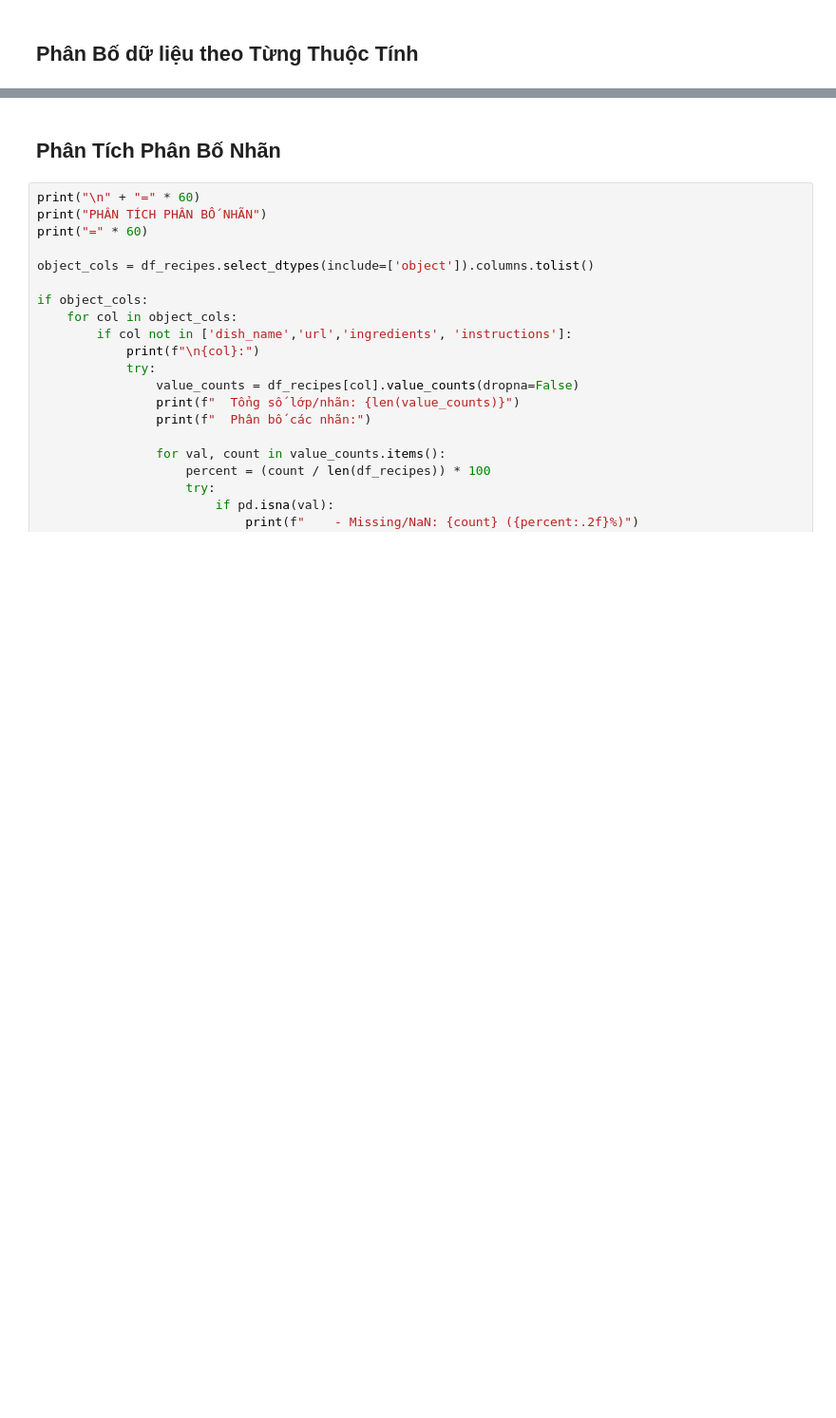
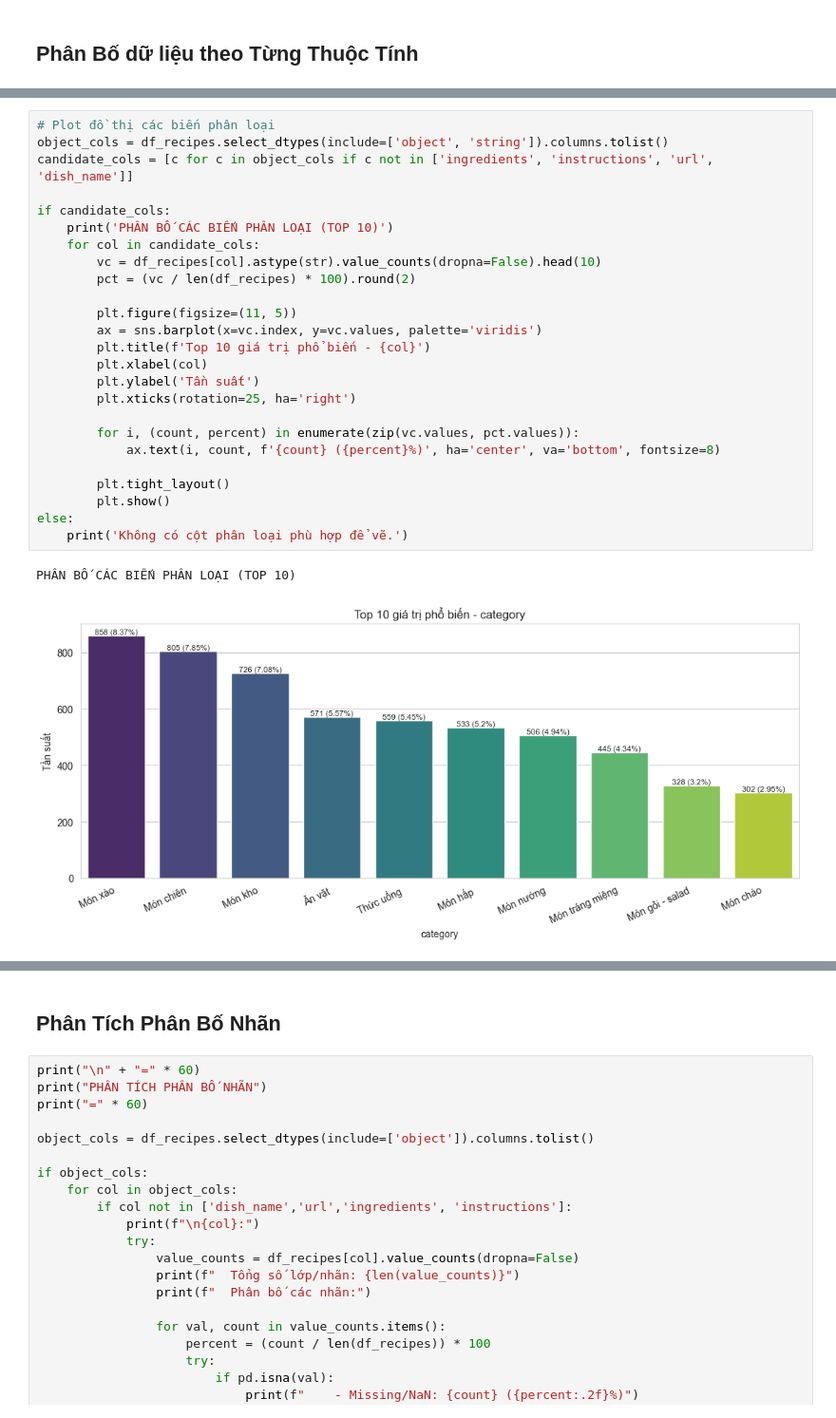
Before and after one commit to Shinoaki0145/Recipe-recommendation-system, a Jupyter notebook: pre_processing/EDA-after.ipynb, the cells around one changed output, grey strips where cells are left out. Shown at 95% size. Saved outputs shown, nothing was run; the diff lists cells and outputs as text; blank space fills up the shorter version.

```diff
--- a/pre_processing/EDA-after.ipynb
+++ b/pre_processing/EDA-after.ipynb
@@ -276,0 +287,28 @@ cook_time_min:
+# %%
+# Plot đồ thị các biến phân loại
+object_cols = df_recipes.select_dtypes(include=['object', 'string']).columns.tolist()
+candidate_cols = [c for c in object_cols if c not in ['ingredients', 'instructions', 'url', 'dish_name']]
+
+if candidate_cols:
+    print('PHÂN BỐ CÁC BIẾN PHÂN LOẠI (TOP 10)')
+    for col in candidate_cols:
+        vc = df_recipes[col].astype(str).value_counts(dropna=False).head(10)
+        pct = (vc / len(df_recipes) * 100).round(2)
+
+        plt.figure(figsize=(11, 5))
+        ax = sns.barplot(x=vc.index, y=vc.values, palette='viridis')
+        plt.title(f'Top 10 giá trị phổ biến - {col}')
+        plt.xlabel(col)
+        plt.ylabel('Tần suất')
+        plt.xticks(rotation=25, ha='right')
+
+        for i, (count, percent) in enumerate(zip(vc.values, pct.values)):
+            ax.text(i, count, f'{count} ({percent}%)', ha='center', va='bottom', fontsize=8)
+
+        plt.tight_layout()
+        plt.show()
+else:
+    print('Không có cột phân loại phù hợp để vẽ.')
+# %% [output]
+PHÂN BỐ CÁC BIẾN PHÂN LOẠI (TOP 10)
+[figure, added]
```
Also changed, not shown: parts of 16 cells of this notebook.
